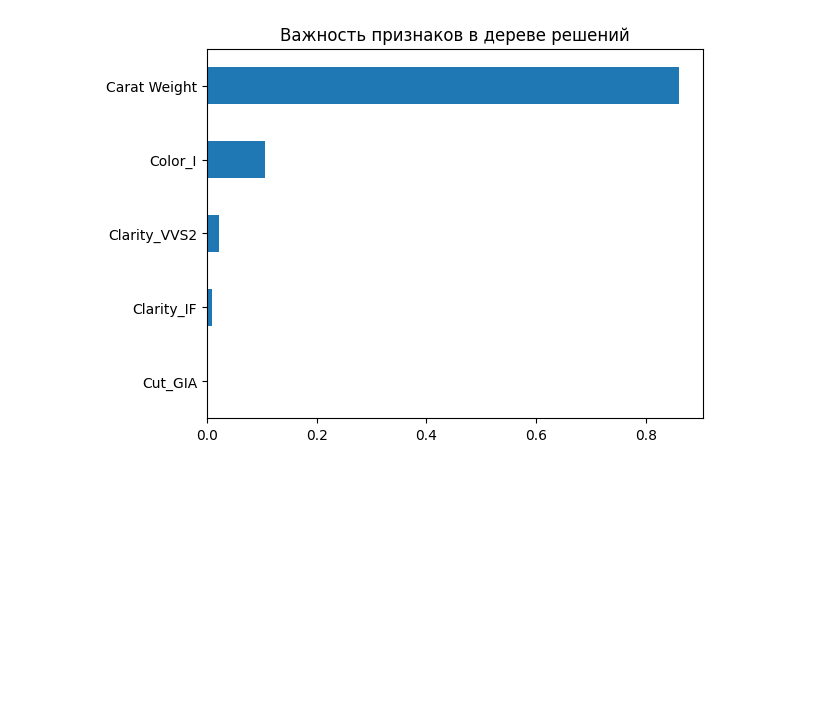
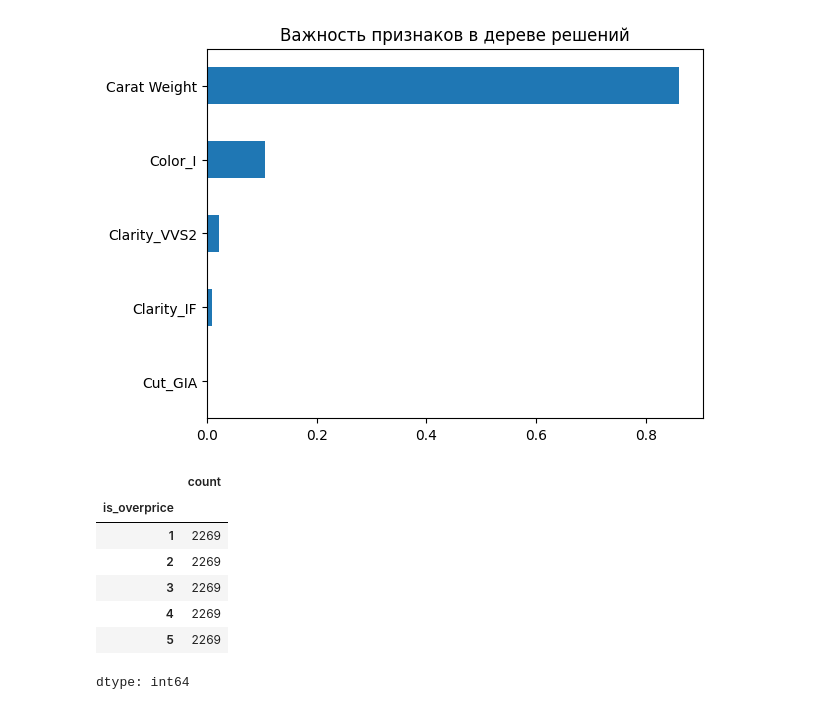
Before and after one commit to Communist02/BIN-22-1_Mazur_Denis_AI, a Jupyter notebook: z4.ipynb, the cells around one changed output. Cells and saved outputs as stored; diff of their text form; code cells hidden in the pictures; blank space fills up the shorter version.

```diff
--- a/z4.ipynb
+++ b/z4.ipynb
@@ -748,3 +745,18 @@ plt.title('Важность признаков в дереве решений')
 plt.show()
 # %% [output]
 [figure]
+# %%
+# Применяем oversampling методом SMOTE
+from imblearn.over_sampling import SMOTE
+X_over, y_over = SMOTE().fit_resample(X_sfs, y)
+
+y_over.value_counts()
+# %% [output]
+|  | count |
+| is_overprice |  |
+| 1 | 2269 |
+| 2 | 2269 |
+| 3 | 2269 |
+| 4 | 2269 |
+| 5 | 2269 |
+dtype: int64
```
Also changed, not shown: parts of 11 cells of this notebook.
